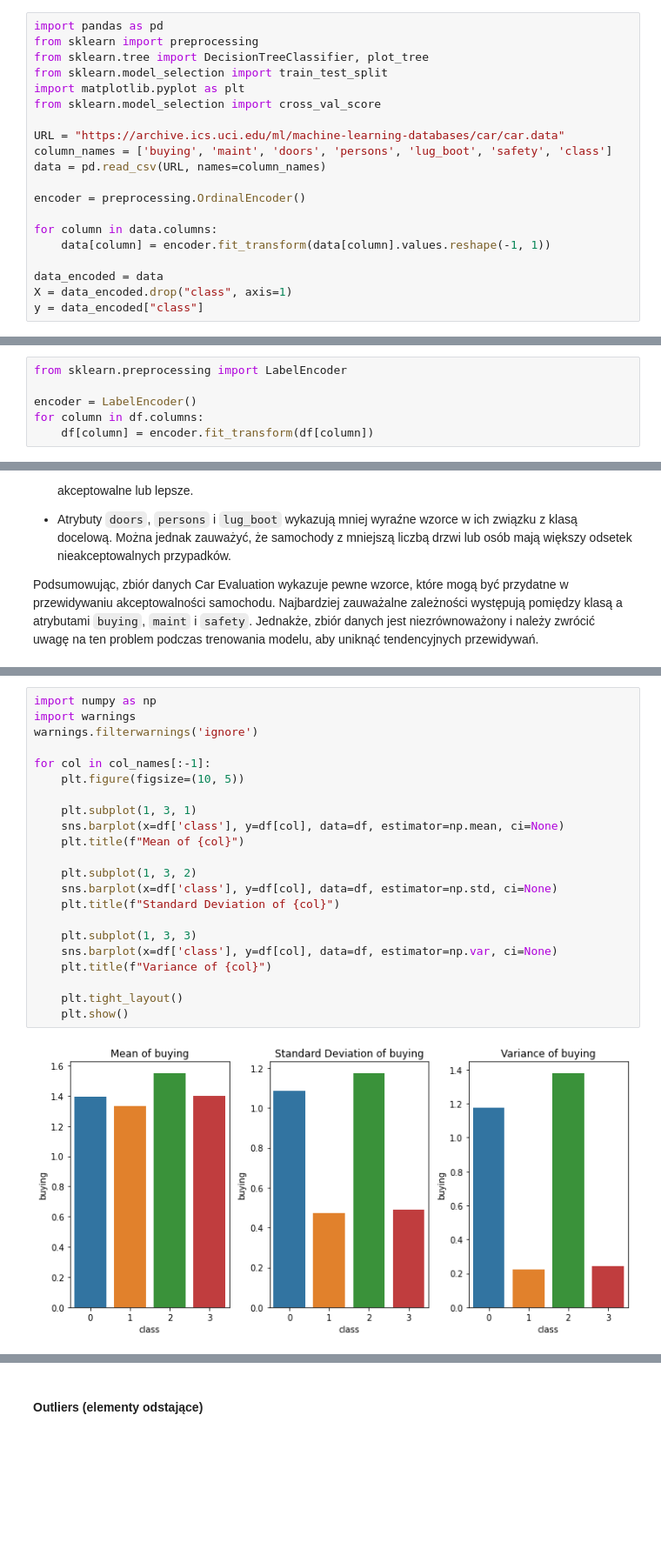
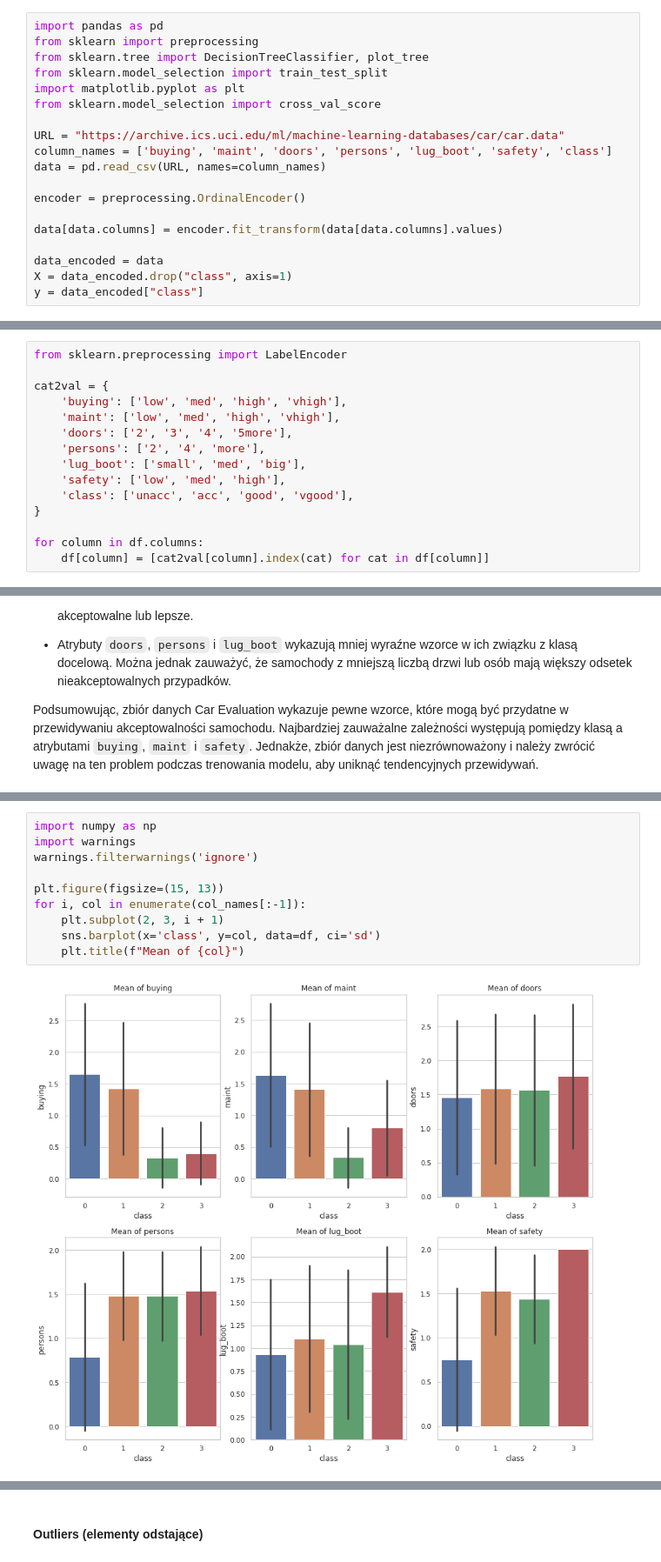
Before and after one commit to natijas/Classification-random-forest, a Jupyter notebook: UMA-dokumentacja-wstepna.ipynb, the cells around one changed output, grey strips where cells are left out. Shown at 87% size. Cells and saved outputs as stored; diff of their text form; blank space fills up the shorter version.

```diff
--- a/UMA-dokumentacja-wstepna.ipynb
+++ b/UMA-dokumentacja-wstepna.ipynb
@@ -143,8 +173,7 @@ data = pd.read_csv(URL, names=column_names)
 
 encoder = preprocessing.OrdinalEncoder()
 
-for column in data.columns:
-    data[column] = encoder.fit_transform(data[column].values.reshape(-1, 1))
+data[data.columns] = encoder.fit_transform(data[data.columns].values)
 
 data_encoded = data
 X = data_encoded.drop("class", axis=1)
@@ -447,9 +478,18 @@ Następnie przeprowadzimy kodowanie etykiet dla zmiennych kategorycznych w zbior
 # %%
 from sklearn.preprocessing import LabelEncoder
 
-encoder = LabelEncoder()
+cat2val = {
+    'buying': ['low', 'med', 'high', 'vhigh'],
+    'maint': ['low', 'med', 'high', 'vhigh'],
+    'doors': ['2', '3', '4', '5more'],
+    'persons': ['2', '4', 'more'],
+    'lug_boot': ['small', 'med', 'big'],
+    'safety': ['low', 'med', 'high'],
+    'class': ['unacc', 'acc', 'good', 'vgood'],
+}
+
 for column in df.columns:
-    df[column] = encoder.fit_transform(df[column])
+    df[column] = [cat2val[column].index(cat) for cat in df[column]]
 # %% [markdown]
 Ten kod utworzy wykres zliczający, aby wyświetlić rozkład różnych klas akceptowalności samochodów w zbiorze danych. Oś x zawiera etykiety klas (unacc, acc, good i vgood), a oś y pokazuje liczbę instancji dla każdej klasy.
 # %%
@@ -534,24 +564,12 @@ class
 # %%
 import numpy as np
 import warnings
 warnings.filterwarnings('ignore')
 
-for col in col_names[:-1]:
-    plt.figure(figsize=(10, 5))
-
-    plt.subplot(1, 3, 1)
-    sns.barplot(x=df['class'], y=df[col], data=df, estimator=np.mean, ci=None)
+plt.figure(figsize=(15, 13))
+for i, col in enumerate(col_names[:-1]):
+    plt.subplot(2, 3, i + 1)
+    sns.barplot(x='class', y=col, data=df, ci='sd')
     plt.title(f"Mean of {col}")
-
-    plt.subplot(1, 3, 2)
-    sns.barplot(x=df['class'], y=df[col], data=df, estimator=np.std, ci=None)
-    plt.title(f"Standard Deviation of {col}")
-
-    plt.subplot(1, 3, 3)
-    sns.barplot(x=df['class'], y=df[col], data=df, estimator=np.var, ci=None)
-    plt.title(f"Variance of {col}")
-
-    plt.tight_layout()
-    plt.show()
 # %% [output]
-[figure, old version]
+[figure, new version]
```
Also changed, not shown: parts of 42 cells of this notebook.
